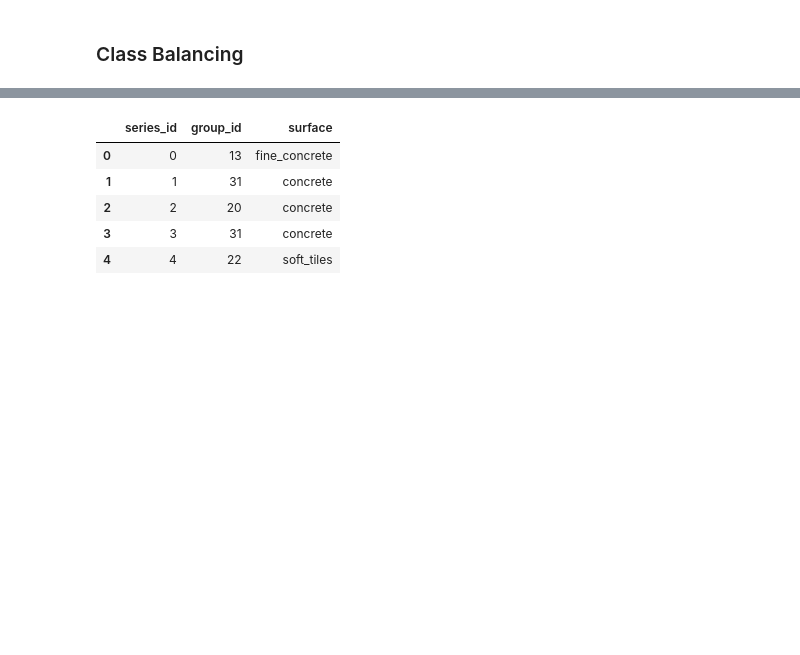
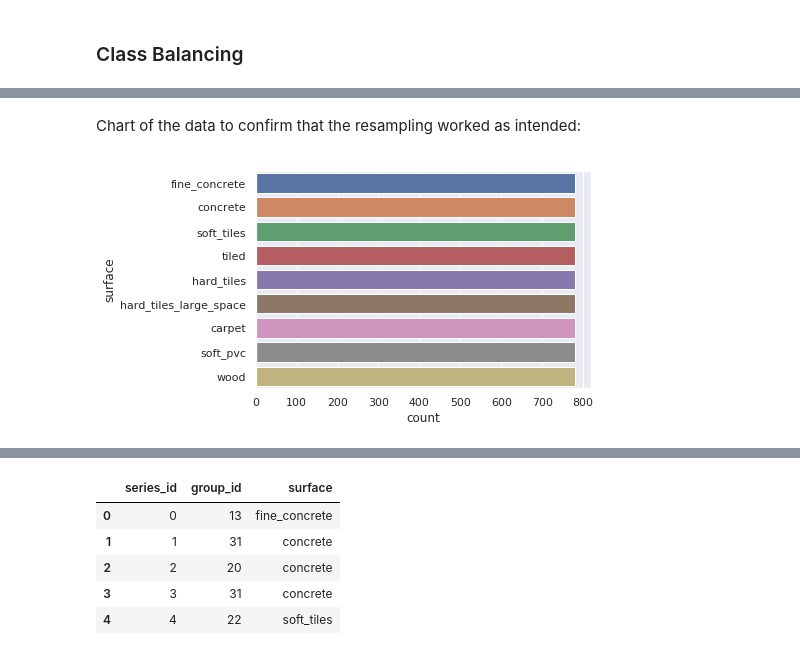
Before and after one commit to MarcusHorn/Robot-Surface-Ensemble, a Jupyter notebook: CareerCon Project/Robot Ensemble Prediction.ipynb, the cells around one changed output, grey strips where cells are left out. Drawn from its saved outputs; the diff is of its cells as text; code cells hidden in the pictures; blank space fills up the shorter version.

```diff
--- a/CareerCon Project/Ensemble_main.ipynb
+++ b/CareerCon Project/Robot Ensemble Prediction.ipynb
@@ -317,3 +556,18 @@ Run the ensemble, consisting of a Random Forest, Bagging, and Extra Trees classi
+# %%
+seed = 1920348
+sm = SMOTE(sampling_strategy='not majority', random_state=seed, k_neighbors=10)
+y_train_rs = pd.DataFrame()
+train_features_rs, y_train_rs['surface'] = sm.fit_resample(train_features, y_train['surface'])
+# %% [markdown]
+Chart of the data to confirm that the resampling worked as intended:
+# %%
+sns.set(style='darkgrid')
+sns.countplot(y = 'surface',
+              data = y_train_rs,
+              order = y_train_rs['surface'].value_counts().index)
+plt.show()
+# %% [output]
+[figure, added]
 # %%
 train_features.head()
 # %% [output]
```
Also changed, not shown: parts of 33 cells of this notebook, 3 other files.
